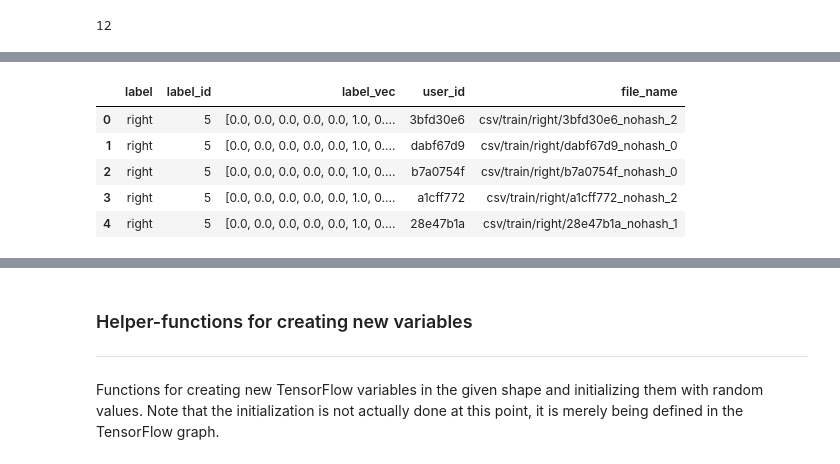
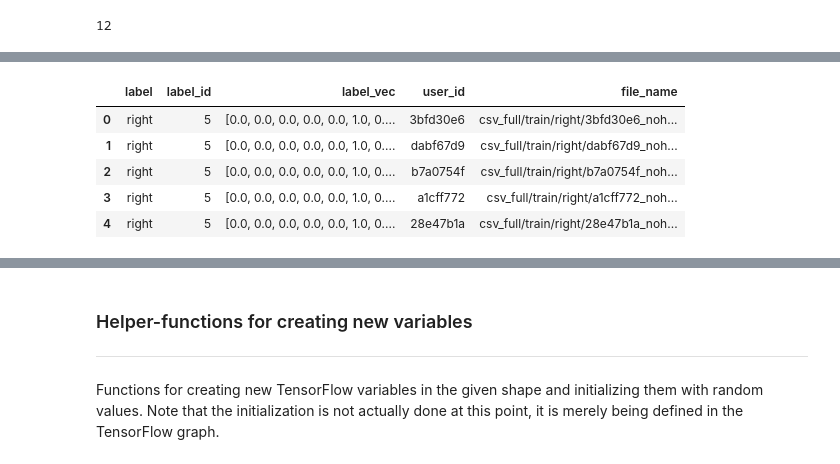
Before and after one commit to Eric-Ens/Speech_Recognition, a Jupyter notebook: Preliminary_CNN.ipynb, the cells around one changed output, grey strips where cells are left out. Saved outputs shown, nothing was run; the diff lists cells and outputs as text; code cells hidden in the pictures.

```diff
--- a/Preliminary_CNN.ipynb
+++ b/Preliminary_CNN.ipynb
@@ -106,9 +112,10 @@ There are 52115 train and 6137 val samples
-# %%
-train_df.head()
-# %% [output]
-|  | label | label_id | label_vec | user_id | file_name |
-| 0 | right | 5 | [0.0, 0.0, 0.0, 0.0, 0.0, 1.0, 0.... | 3bfd30e6 | csv/train/right/3bfd30e6_nohash_2 |
-| 1 | right | 5 | [0.0, 0.0, 0.0, 0.0, 0.0, 1.0, 0.... | dabf67d9 | csv/train/right/dabf67d9_nohash_0 |
-| 2 | right | 5 | [0.0, 0.0, 0.0, 0.0, 0.0, 1.0, 0.... | b7a0754f | csv/train/right/b7a0754f_nohash_0 |
-| 3 | right | 5 | [0.0, 0.0, 0.0, 0.0, 0.0, 1.0, 0.... | a1cff772 | csv/train/right/a1cff772_nohash_2 |
-| 4 | right | 5 | [0.0, 0.0, 0.0, 0.0, 0.0, 1.0, 0.... | 28e47b1a | csv/train/right/28e47b1a_nohash_1 |
+# %%
+imp_cols = ['label','label_vec','user_id','file_name']
+train_df.head()
+# %% [output]
+|  | label | label_id | label_vec | user_id | file_name |
+| 0 | right | 5 | [0.0, 0.0, 0.0, 0.0, 0.0, 1.0, 0.... | 3bfd30e6 | csv_full/train/right/3bfd30e6_noh... |
+| 1 | right | 5 | [0.0, 0.0, 0.0, 0.0, 0.0, 1.0, 0.... | dabf67d9 | csv_full/train/right/dabf67d9_noh... |
+| 2 | right | 5 | [0.0, 0.0, 0.0, 0.0, 0.0, 1.0, 0.... | b7a0754f | csv_full/train/right/b7a0754f_noh... |
+| 3 | right | 5 | [0.0, 0.0, 0.0, 0.0, 0.0, 1.0, 0.... | a1cff772 | csv_full/train/right/a1cff772_noh... |
+| 4 | right | 5 | [0.0, 0.0, 0.0, 0.0, 0.0, 1.0, 0.... | 28e47b1a | csv_full/train/right/28e47b1a_noh... |
```
Also changed, not shown: parts of 36 cells of this notebook, 1 other file.
